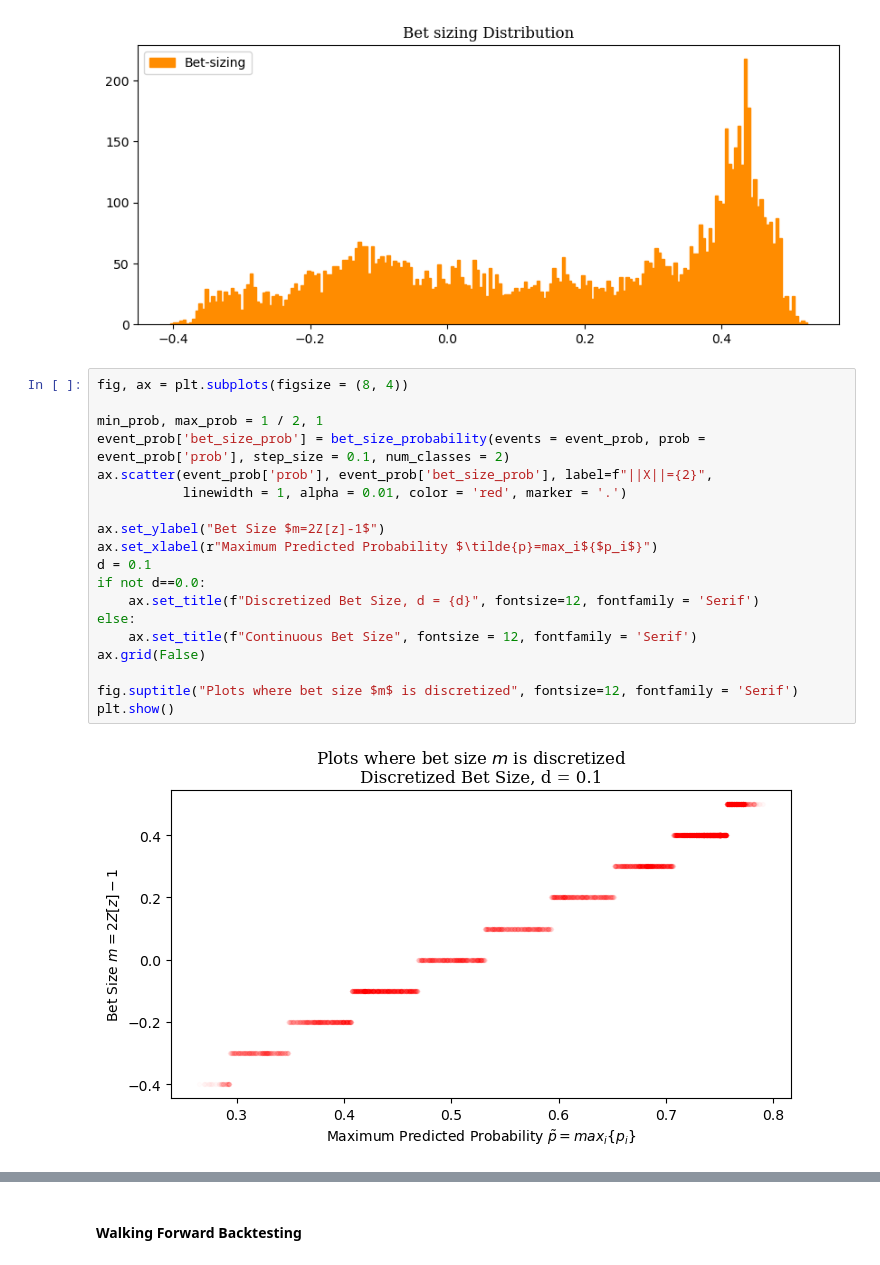
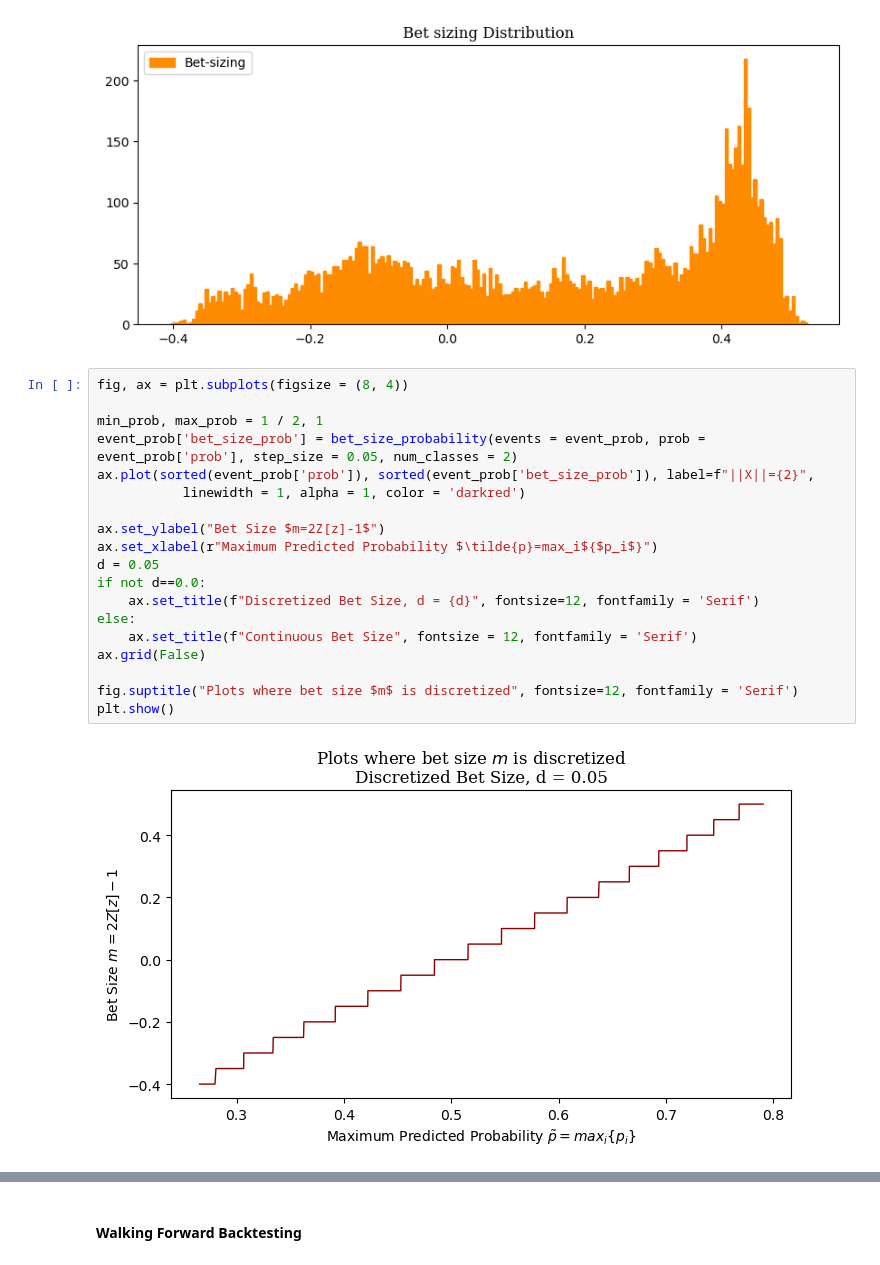
Before and after one commit to Tommylee1013/FinancialMachineLearning, a Jupyter notebook: Notes/Sample Models/Projects02.ipynb, the cells around one changed output, grey strips where cells are left out. Cells and saved outputs as stored; diff of their text form.

```diff
--- a/Notes/Sample Models/Projects02.ipynb
+++ b/Notes/Sample Models/Projects02.ipynb
@@ -553,24 +553,24 @@ plt.show()
 # %%
 fig, ax = plt.subplots(figsize = (8, 4))
 
 min_prob, max_prob = 1 / 2, 1
-event_prob['bet_size_prob'] = bet_size_probability(events = event_prob, prob = event_prob['prob'], step_size = 0.1, num_classes = 2)
-ax.scatter(event_prob['prob'], event_prob['bet_size_prob'], label=f"||X||={2}",
-           linewidth = 1, alpha = 0.01, color = 'red', marker = '.')
+event_prob['bet_size_prob'] = bet_size_probability(events = event_prob, prob = event_prob['prob'], step_size = 0.05, num_classes = 2)
+ax.plot(sorted(event_prob['prob']), sorted(event_prob['bet_size_prob']), label=f"||X||={2}",
+           linewidth = 1, alpha = 1, color = 'darkred')
 
 ax.set_ylabel("Bet Size $m=2Z[z]-1$")
 ax.set_xlabel(r"Maximum Predicted Probability $\tilde{p}=max_i${$p_i$}")
-d = 0.1
+d = 0.05
 if not d==0.0:
     ax.set_title(f"Discretized Bet Size, d = {d}", fontsize=12, fontfamily = 'Serif')
 else:
     ax.set_title(f"Continuous Bet Size", fontsize = 12, fontfamily = 'Serif')
 ax.grid(False)
 
 fig.suptitle("Plots where bet size $m$ is discretized", fontsize=12, fontfamily = 'Serif')
 plt.show()
 # %% [output]
-[figure, old version]
+[figure, new version]
 # %%
 event_prob
 # %% [output]
```
Also changed, not shown: parts of 3 cells of this notebook.
